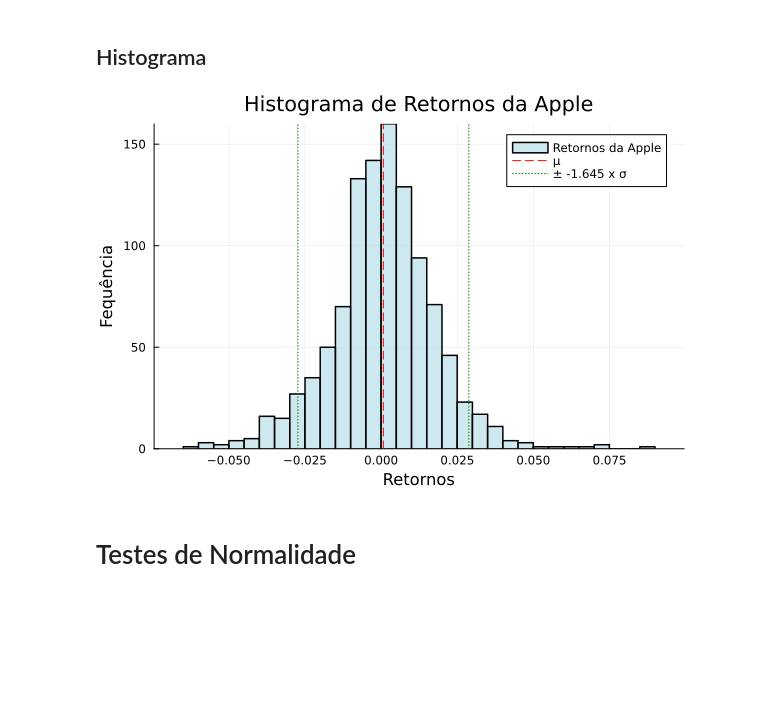
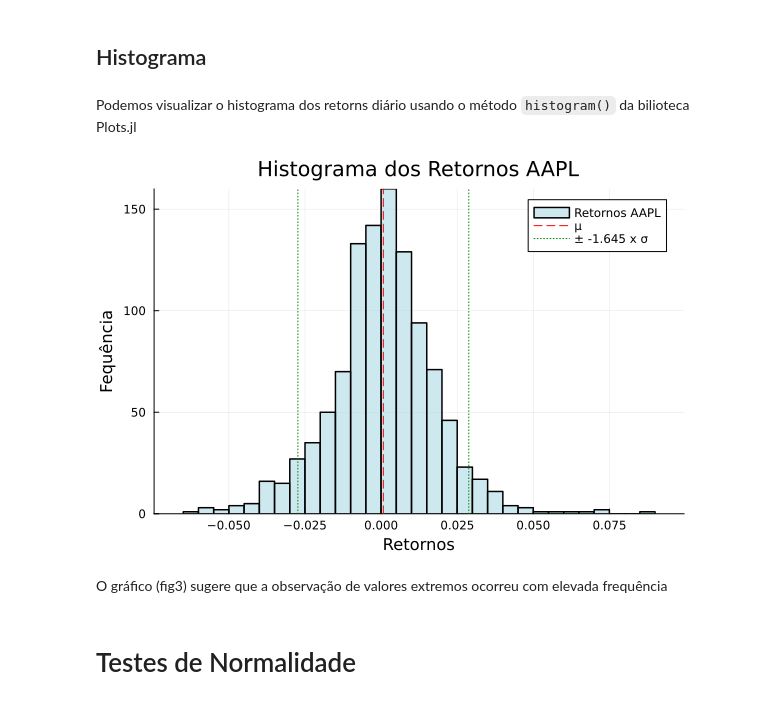
Before and after one commit to ASaragga/GRF, a Jupyter notebook: VaR_ETL.ipynb, the cells around one changed output. Cells and saved outputs as stored; diff of their text form; code cells hidden in the pictures; blank space fills up the shorter version.

```diff
--- a/VaR_ETL.ipynb
+++ b/VaR_ETL.ipynb
@@ -49,0 +35,5 @@ show(apple)
+# %%
+simbolo = "AAPL"                # "AAPL" é o símbolo da Apple na bolsa NASDAQ
+
+preços = AssetPrice(simbolo, Date(2020,10,01), Date(2025,03,15)) |> DataFrame
+show(preços)
@@ -62,9 +71,9 @@ fig1 = plot(apple[:,:date], adjclose, title="Cotações da Apple",legend = false
 # %% [markdown]
 Para analisar séries cronológicas é normalmente mais indicado a utilização de retornos logarítmicos: $\log(P_t/P_{t-1})$. Julia denota por $\log(\cdot)$ a função que calcula o logarítmo de base e. Para agregação sectional, por exemplo se pretendermos calcular o retorno de uma carteira, devemos antes utilizar os retornos simples dos ativos constituintes da carteira: $(P_t-P_{t-1})/P_{t-1}$
 # %%
-# Agora que inspecionámos a evolução das cotações da Apple, vamos calcular os retornos (logaritmicos),
+# Agora que inspecionámos a evolução das cotações, vamos calcular os retornos
 
-logr = LogReturn("AAPL", Date(2020,10,01),Date(2025,01,01)) |> DataFrame
+logr = LogReturn(simbolo, Date(2020,10,01),Date(2025,01,01)) |> DataFrame
 show(logr)
 # %% [output]
 1068×5 DataFrame
@@ -107,33 +116,33 @@ println("σ = ", sigma)
 # %% [markdown]
 ## Histograma
+# %% [markdown]
+Podemos visualizar o histograma dos retorns diário usando o método `histogram()` da bilioteca Plots.jl
 # %%
-# Podemos visualizar o histograma dos retorns diário da Apple usando o método histogram() da bilioteca Plots
-
 fig3 = histogram(returns,
           bins=30,  # Numero de barras
           color=:lightblue,
-          label="Retornos da Apple",
+          label="Retornos $(simbolo)",
           xlabel="Retornos",
           ylabel="Fequência",
-          title="Histograma de Retornos da Apple",
+          title="Histograma dos Retornos $(simbolo)",
           grid=true,
           fillalpha=0.6,  # Transparencia das barras
           linecolor=:black,
           linewidth=1.5)
 
 # Adicionamos linhas verticais (vline!) para a média e z * desvio-padrão
 
 z = - 1.645   # quantil a 5% se distribuição normal(0,1)
 
 vline!([mu], linecolor=:red, linestyle=:dash, label="μ")
 vline!([mu + z * sigma, mu - z * sigma],
-       linecolor=:green, linestyle=:dot, label="± $(z) x σ") # $(z) faz a interpolação do valor de z no label
-
-# O gráfico sugere que a observação de valores extremos ocorreu com elevada frequência
+       linecolor=:green, linestyle=:dot, label="± $(z) x σ")
 
 display(plot!(fig3))
 # %% [output]
-[figure, old version]
+[figure, new version]
+# %% [markdown]
+O gráfico (fig3) sugere que a observação de valores extremos ocorreu com elevada frequência
 # %% [markdown]
 # Testes de Normalidade
 # %% [markdown]
```
Also changed, not shown: parts of 30 cells of this notebook.
